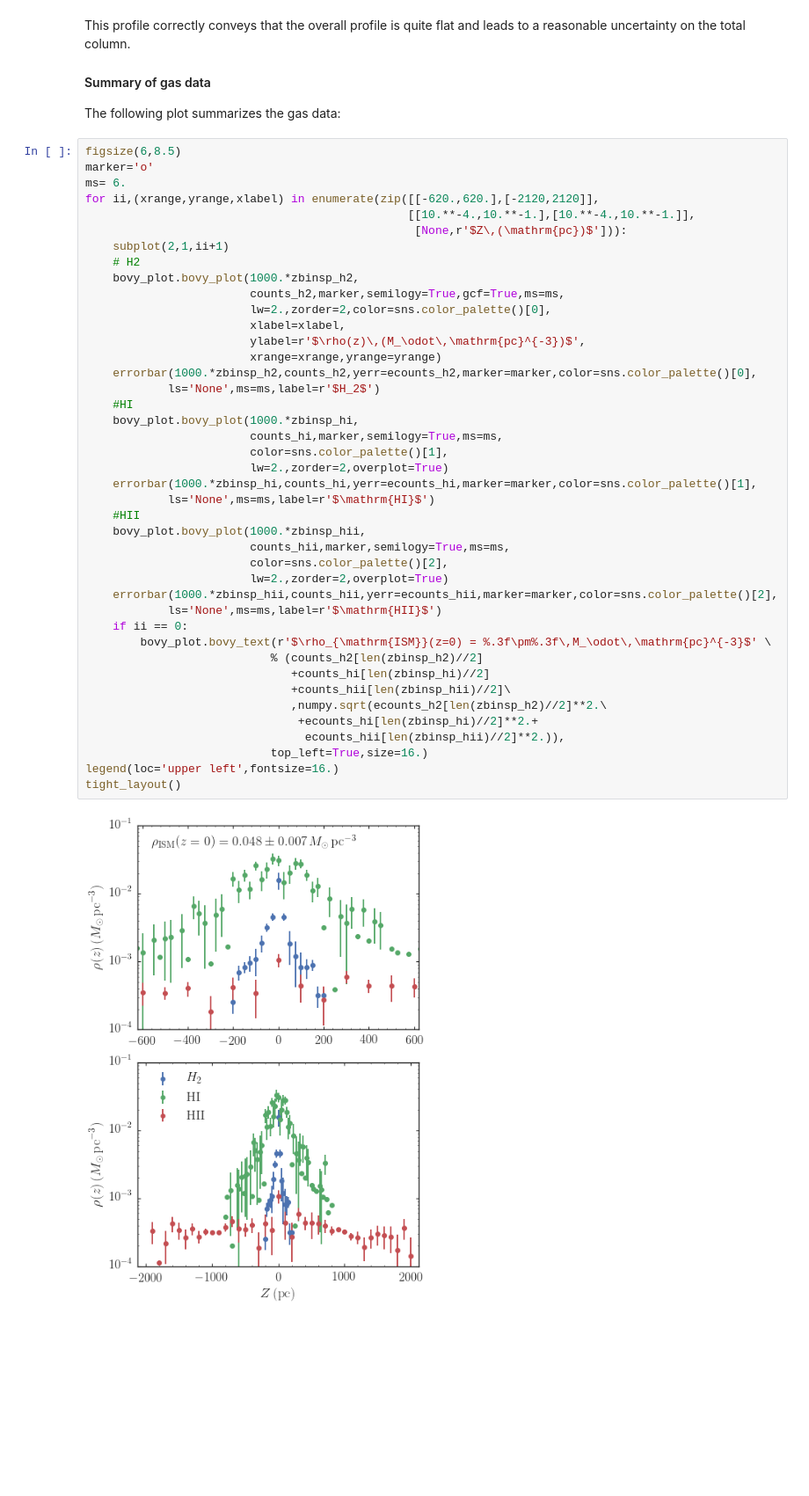
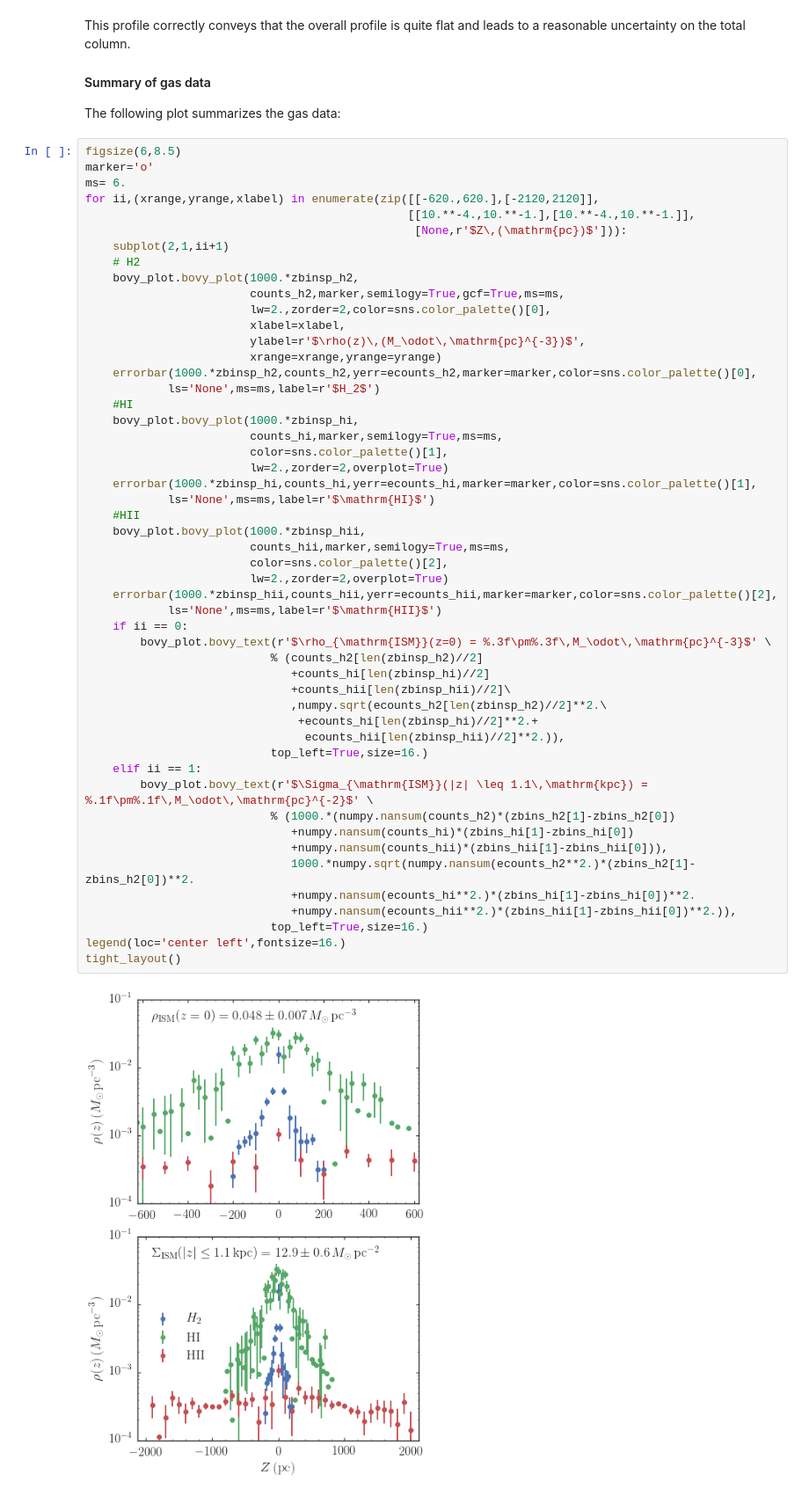
Before and after one commit to jobovy/simple-m2m, a Jupyter notebook: py/HOM2M_SN.ipynb, the cells around one changed output. Shown at 88% size. Drawn from its saved outputs; the diff is of its cells as text; blank space fills up the shorter version.

```diff
--- a/py/HOM2M_SN.ipynb
+++ b/py/HOM2M_SN.ipynb
@@ -223,32 +223,41 @@ for ii,(xrange,yrange,xlabel) in enumerate(zip([[-620.,620.],[-2120,2120]],
                         xlabel=xlabel,
                         ylabel=r'$\rho(z)\,(M_\odot\,\mathrm{pc}^{-3})$',
                         xrange=xrange,yrange=yrange)
     errorbar(1000.*zbinsp_h2,counts_h2,yerr=ecounts_h2,marker=marker,color=sns.color_palette()[0],
             ls='None',ms=ms,label=r'$H_2$')
     #HI
     bovy_plot.bovy_plot(1000.*zbinsp_hi,
                         counts_hi,marker,semilogy=True,ms=ms,
                         color=sns.color_palette()[1],
                         lw=2.,zorder=2,overplot=True)
     errorbar(1000.*zbinsp_hi,counts_hi,yerr=ecounts_hi,marker=marker,color=sns.color_palette()[1],
             ls='None',ms=ms,label=r'$\mathrm{HI}$')
     #HII
     bovy_plot.bovy_plot(1000.*zbinsp_hii,
                         counts_hii,marker,semilogy=True,ms=ms,
                         color=sns.color_palette()[2],
                         lw=2.,zorder=2,overplot=True)
     errorbar(1000.*zbinsp_hii,counts_hii,yerr=ecounts_hii,marker=marker,color=sns.color_palette()[2],
             ls='None',ms=ms,label=r'$\mathrm{HII}$')
     if ii == 0:
         bovy_plot.bovy_text(r'$\rho_{\mathrm{ISM}}(z=0) = %.3f\pm%.3f\,M_\odot\,\mathrm{pc}^{-3}$' \
                            % (counts_h2[len(zbinsp_h2)//2]
                               +counts_hi[len(zbinsp_hi)//2]
                               +counts_hii[len(zbinsp_hii)//2]\
                               ,numpy.sqrt(ecounts_h2[len(zbinsp_h2)//2]**2.\
                                +ecounts_hi[len(zbinsp_hi)//2]**2.+
                                 ecounts_hii[len(zbinsp_hii)//2]**2.)),
                            top_left=True,size=16.)
-legend(loc='upper left',fontsize=16.)
+    elif ii == 1:
+        bovy_plot.bovy_text(r'$\Sigma_{\mathrm{ISM}}(|z| \leq 1.1\,\mathrm{kpc}) = %.1f\pm%.1f\,M_\odot\,\mathrm{pc}^{-2}$' \
+                           % (1000.*(numpy.nansum(counts_h2)*(zbins_h2[1]-zbins_h2[0])
+                              +numpy.nansum(counts_hi)*(zbins_hi[1]-zbins_hi[0])
+                              +numpy.nansum(counts_hii)*(zbins_hii[1]-zbins_hii[0])),
+                              1000.*numpy.sqrt(numpy.nansum(ecounts_h2**2.)*(zbins_h2[1]-zbins_h2[0])**2.
+                              +numpy.nansum(ecounts_hi**2.)*(zbins_hi[1]-zbins_hi[0])**2.
+                              +numpy.nansum(ecounts_hii**2.)*(zbins_hii[1]-zbins_hii[0])**2.)),
+                           top_left=True,size=16.)
+legend(loc='center left',fontsize=16.)
 tight_layout()
 # %% [output]
-[figure, old version]
+[figure, new version]
```
Also changed, not shown: parts of 1 cell of this notebook.
